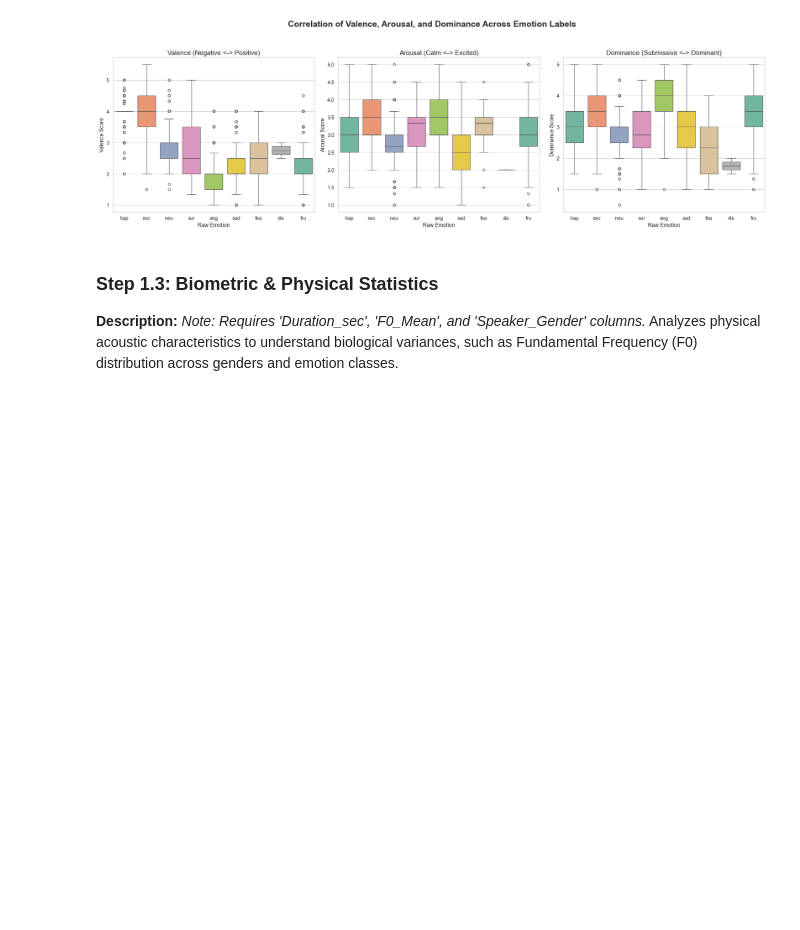
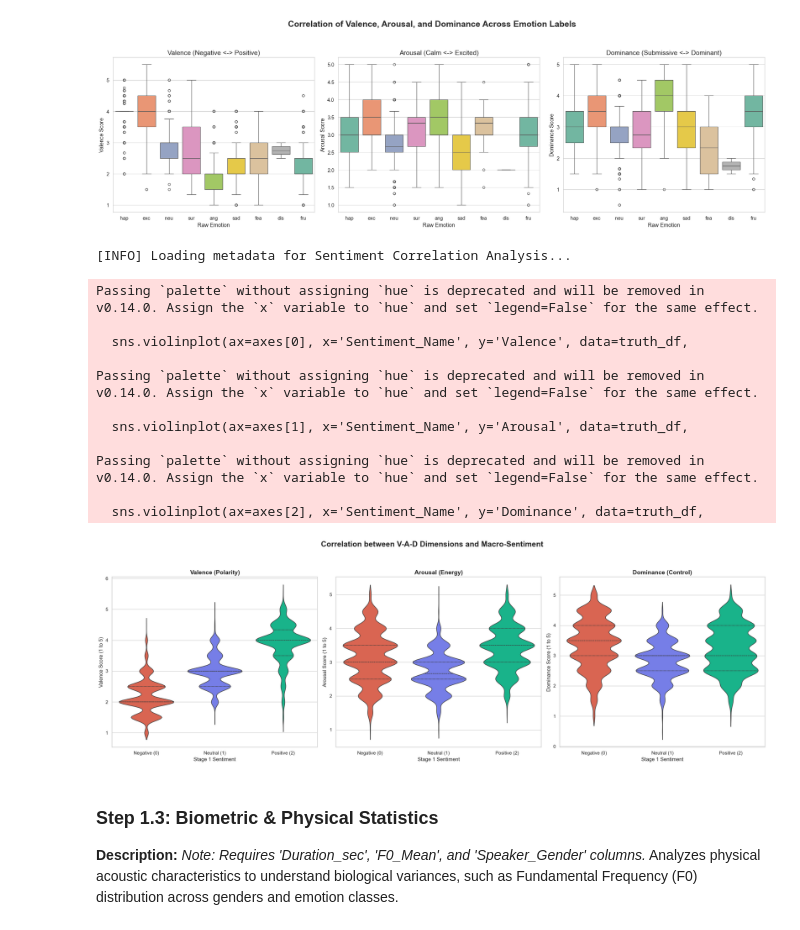
Before and after one commit to HuyPham171-hub/conv-ser, a Jupyter notebook: notebooks/eda_iemocap.ipynb, the cells around one changed output. Cells and saved outputs as stored; diff of their text form; code cells hidden in the pictures; blank space fills up the shorter version.

```diff
--- a/notebooks/eda_iemocap.ipynb
+++ b/notebooks/eda_iemocap.ipynb
@@ -231,6 +231,77 @@ Passing `palette` without assigning `hue` is deprecated and will be removed in v
 
   sns.boxplot(ax=axes[2], x='Raw_Emotion', y='Dominance', data=target_df, order=emotion_order, palette='Set2')
 [figure]
+# %%
+# =====================================================================
+# V-A-D VS MACRO-SENTIMENT (STAGE 1 LABEL) CORRELATION
+# =====================================================================
+import pandas as pd
+import matplotlib.pyplot as plt
+import seaborn as sns
+
+# Cập nhật đường dẫn tới file metadata của bạn
+METADATA_CSV_PATH = r"d:\Resfes\Project\Ser\data\DataFrames\iemocap_metadata.csv"
+
+print("[INFO] Loading metadata for Sentiment Correlation Analysis...")
+df = pd.read_csv(METADATA_CSV_PATH)
+
+# Lọc bỏ các mẫu không xác định (-1) để đánh giá tập Ground Truth thực tế
+truth_df = df[df['Stage1_Label'] != -1].copy()
+
+# Ánh xạ nhãn số thành chuỗi để biểu đồ hiển thị trực quan hơn
+sentiment_mapping = {0: 'Negative (0)', 1: 'Neutral (1)', 2: 'Positive (2)'}
+truth_df['Sentiment_Name'] = truth_df['Stage1_Label'].map(sentiment_mapping)
+
+# Thiết lập style cho seaborn
+sns.set_theme(style="whitegrid", palette="muted")
+
+# Khởi tạo khung hình
+fig, axes = plt.subplots(1, 3, figsize=(22, 7), sharex=True)
+fig.suptitle('Correlation between V-A-D Dimensions and Macro-Sentiment',
+             fontsize=18, fontweight='bold', y=1.05)
+
+# Danh sách thứ tự hiển thị trên trục X
+order = ['Negative (0)', 'Neutral (1)', 'Positive (2)']
+colors = ['#EF553B', '#636EFA', '#00CC96'] # Đỏ cho Neg, Xanh dương cho Neu, Xanh ngọc cho Pos
+
+# 1. Trục Valence vs Sentiment
+sns.violinplot(ax=axes[0], x='Sentiment_Name', y='Valence', data=truth_df,
+               order=order, palette=colors, inner="quartile")
+axes[0].set_title('Valence (Polarity)', fontsize=14, fontweight='bold')
+axes[0].set_xlabel('Stage 1 Sentiment')
+axes[0].set_ylabel('Valence Score (1 to 5)')
+
+# 2. Trục Arousal vs Sentiment
+sns.violinplot(ax=axes[1], x='Sentiment_Name', y='Arousal', data=truth_df,
+               order=order, palette=colors, inner="quartile")
+axes[1].set_title('Arousal (Energy)', fontsize=14, fontweight='bold')
+axes[1].set_xlabel('Stage 1 Sentiment')
+axes[1].set_ylabel('Arousal Score (1 to 5)')
+
+# 3. Trục Dominance vs Sentiment
+sns.violinplot(ax=axes[2], x='Sentiment_Name', y='Dominance', data=truth_df,
+               order=order, palette=colors, inner="quartile")
+axes[2].set_title('Dominance (Control)', fontsize=14, fontweight='bold')
+axes[2].set_xlabel('Stage 1 Sentiment')
+axes[2].set_ylabel('Dominance Score (1 to 5)')
+
+# Tối ưu layout
+plt.tight_layout()
+plt.show()
+# %% [output]
+[INFO] Loading metadata for Sentiment Correlation Analysis...
+Passing `palette` without assigning `hue` is deprecated and will be removed in v0.14.0. Assign the `x` variable to `hue` and set `legend=False` for the same effect.
+
+  sns.violinplot(ax=axes[0], x='Sentiment_Name', y='Valence', data=truth_df,
+
+Passing `palette` without assigning `hue` is deprecated and will be removed in v0.14.0. Assign the `x` variable to `hue` and set `legend=False` for the same effect.
+
+  sns.violinplot(ax=axes[1], x='Sentiment_Name', y='Arousal', data=truth_df,
+
+Passing `palette` without assigning `hue` is deprecated and will be removed in v0.14.0. Assign the `x` variable to `hue` and set `legend=False` for the same effect.
+
+  sns.violinplot(ax=axes[2], x='Sentiment_Name', y='Dominance', data=truth_df,
+[figure, added]
 # %% [markdown]
 ### Step 1.3: Biometric & Physical Statistics
 **Description:** *Note: Requires 'Duration_sec', 'F0_Mean', and 'Speaker_Gender' columns.* Analyzes physical acoustic characteristics to understand biological variances, such as Fundamental Frequency (F0) distribution across genders and emotion classes.
```
Also changed, not shown: 5 other files.
